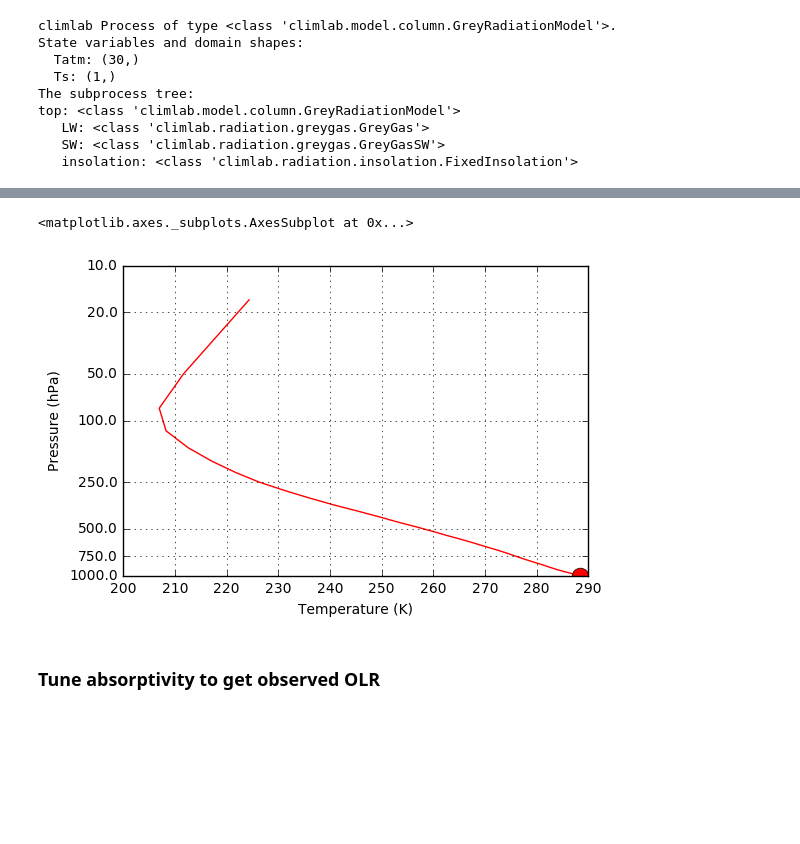
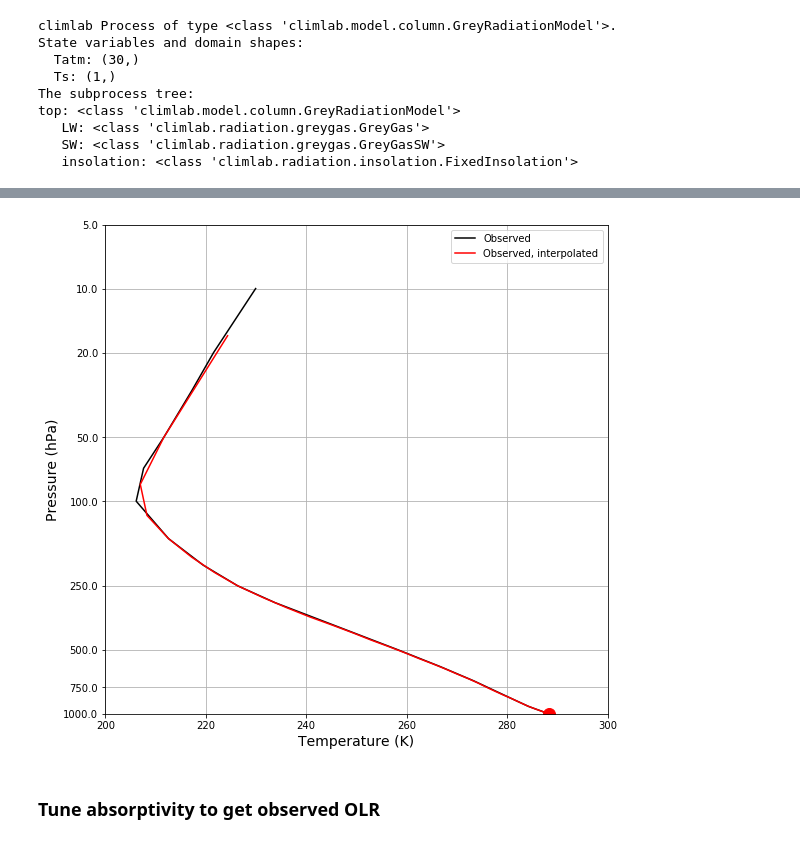
Before and after one commit to brian-rose/ClimateModeling_courseware, a Jupyter notebook: Lectures/Lecture07 -- Grey radiation modeling with climlab.ipynb, the cells around one changed output, grey strips where cells are left out. Drawn from its saved outputs; the diff is of its cells as text; code cells hidden in the pictures; blank space fills up the shorter version.

```diff
--- a/Lectures/Lecture07 -- Grey radiation modeling with climlab.ipynb
+++ b/Lectures/Lecture07 -- Grey radiation modeling with climlab.ipynb
@@ -239,0 +238,3 @@ ax.grid()
+# %%
+Tglobal += climlab.constants.tempCtoK
+print Tglobal
@@ -239,0 +250,36 @@ ax.grid()
+# %%
+#  A handy re-usable routine for making a plot of the temperature profiles
+#  We will plot temperatures with respect to log(pressure) to get a height-like coordinate
+
+def zstar(lev):
+    return -np.log(lev / climlab.constants.ps)
+
+def plot_soundings(result_list, name_list, plot_obs=True, fixed_range=True):
+    color_cycle=['r', 'g', 'b', 'y']
+    # col is either a column model object or a list of column model objects
+    #if isinstance(state_list, climlab.Process):
+    #    # make a list with a single item
+    #    collist = [collist]
+    fig, ax = plt.subplots(figsize=(9,9))
+    if plot_obs:
+        ax.plot(Tglobal, zstar(Tglobal.level), color='k', label='Observed')
+    for i, state in enumerate(result_list):
+        Tatm = state['Tatm']
+        lev = Tatm.domain.axes['lev'].points
+        Ts = state['Ts']
+        ax.plot(Tatm, zstar(lev), color=color_cycle[i], label=name_list[i])
+        ax.plot(Ts, 0, 'o', markersize=12, color=color_cycle[i])
+    #ax.invert_yaxis()
+    yticks = np.array([1000., 750., 500., 250., 100., 50., 20., 10., 5.])
+    ax.set_yticks(-np.log(yticks/1000.))
+    ax.set_yticklabels(yticks)
+    ax.set_xlabel('Temperature (K)', fontsize=14)
+    ax.set_ylabel('Pressure (hPa)', fontsize=14)
+    ax.grid()
+    ax.legend()
+    if fixed_range:
+        ax.set_xlim([200, 300])
+        ax.set_ylim(zstar(np.array([1000., 5.])))
+    #ax2 = ax.twinx()
+
+    return ax
@@ -260,7 +310,7 @@ top: <class 'climlab.model.column.GreyRadiationModel'>
 # %%
 # interpolate to 30 evenly spaced pressure levels
 lev = col.lev
-Tinterp = np.interp(lev, np.flipud(level), np.flipud(Tglobal))
+Tinterp = np.interp(lev, np.flipud(Tglobal.level), np.flipud(Tglobal))
 Tinterp
 #  Need to 'flipud' because the interpolation routine needs the pressure data to be in increasing order
 # %% [output]
@@ -302,9 +329,10 @@ def plot_sounding(collist):
 # %%
 # This should look just like the observations
-plot_sounding(col)
+result_list = [col.state]
+name_list = ['Observed, interpolated']
+plot_soundings(result_list, name_list);
 # %% [output]
-<matplotlib.axes._subplots.AxesSubplot at 0x...>
-[figure, old version]
+[figure, new version]
 # %% [markdown]
 ### Tune absorptivity to get observed OLR
 # %%
```
Also changed, not shown: parts of 64 cells of this notebook, 4 other files.
